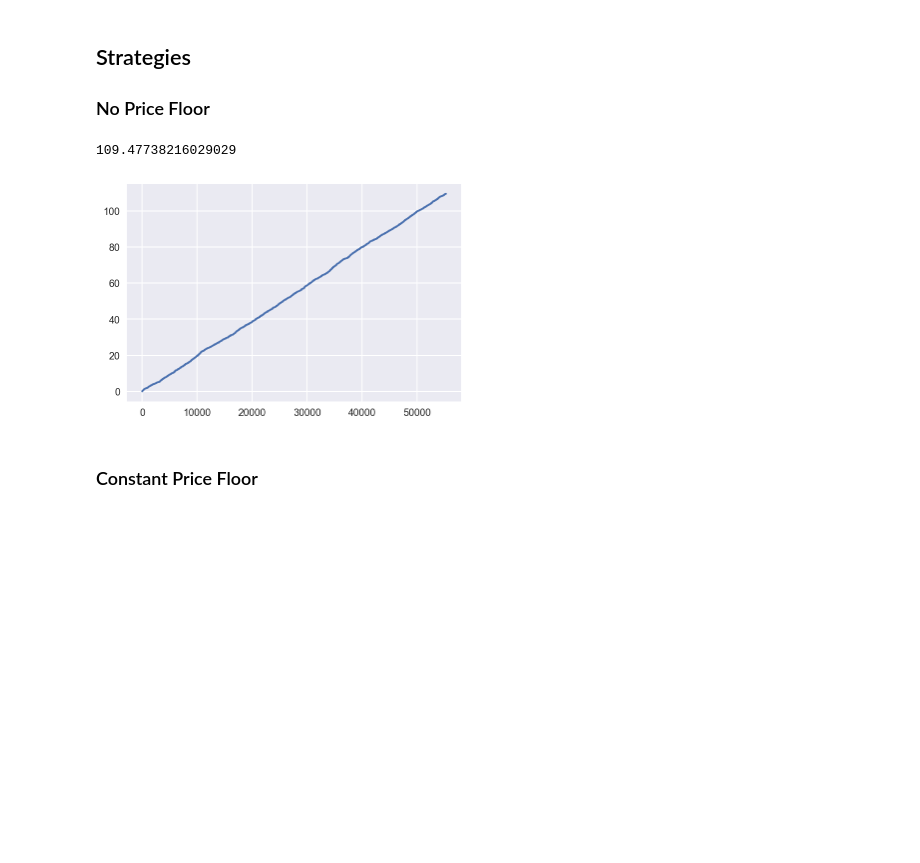
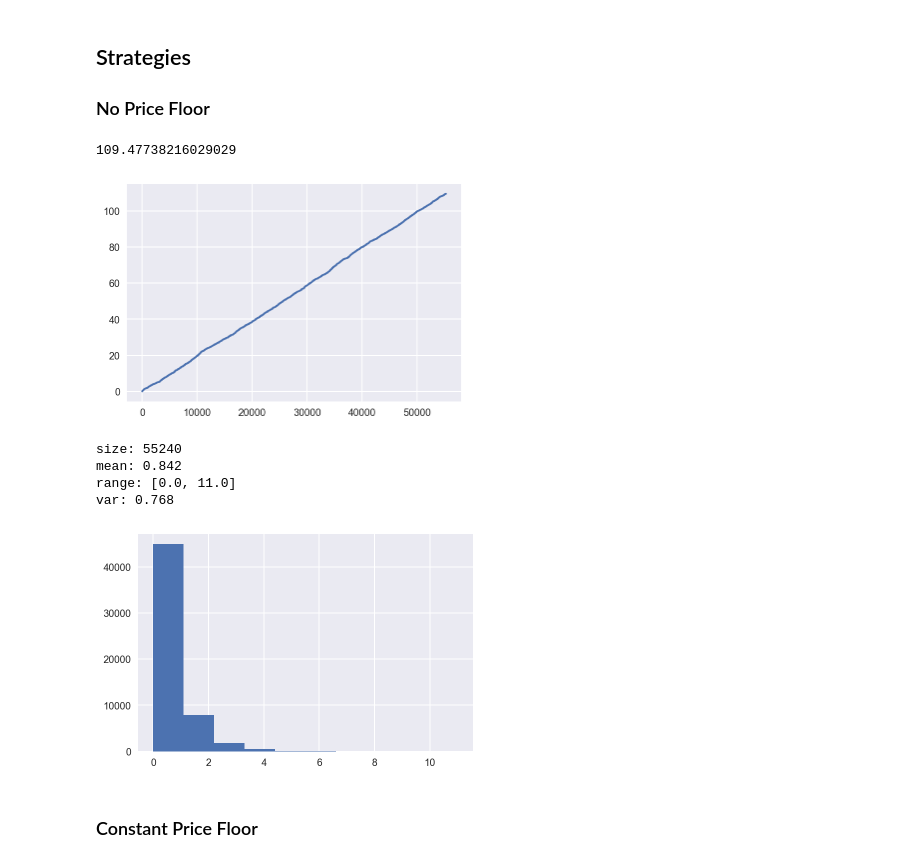
Before and after one commit to brianlevis/polymorph-dpf, a Jupyter notebook: gametheoryengine/1-main.ipynb, the cells around one changed output. Drawn from its saved outputs; the diff is of its cells as text; code cells hidden in the pictures; blank space fills up the shorter version.

```diff
--- a/gametheoryengine/1-main.ipynb
+++ b/gametheoryengine/1-main.ipynb
@@ -25,20 +25,30 @@ TEST_FILE = 'raw-data/part-00127'
 # %%
 # Running simulation with no price flooe
 test = strategies.Constant()
 simulator = engine.Simulator(test)
-with open(TEST_FILE) as file:
-    data_stream = tools.curate_input(file)
-    simulator.run_auction(data_stream)
+
+data_stream = tools.get_file_stream(TEST_FILE)
+simulator.run_auction_series(data_stream)
+
 baseline_profit = sum(simulator.revenues)
 time = np.arange(simulator.steps)
 total_money = np.cumsum(simulator.revenues)
 
 print(baseline_profit)
 plt.plot(time, total_money)
 plt.show()
+
+tools.describe(simulator.bidders)
+plt.hist(simulator.bidders)
+plt.show()
 # %% [output]
 109.47738216029029
 [figure]
+size: 55240
+mean: 0.842
+range: [0.0, 11.0]
+var: 0.768
+[figure, added]
 # %% [markdown]
 ### Constant Price Floor
 # %%
```
Also changed, not shown: parts of 5 cells of this notebook, 6 other files.
